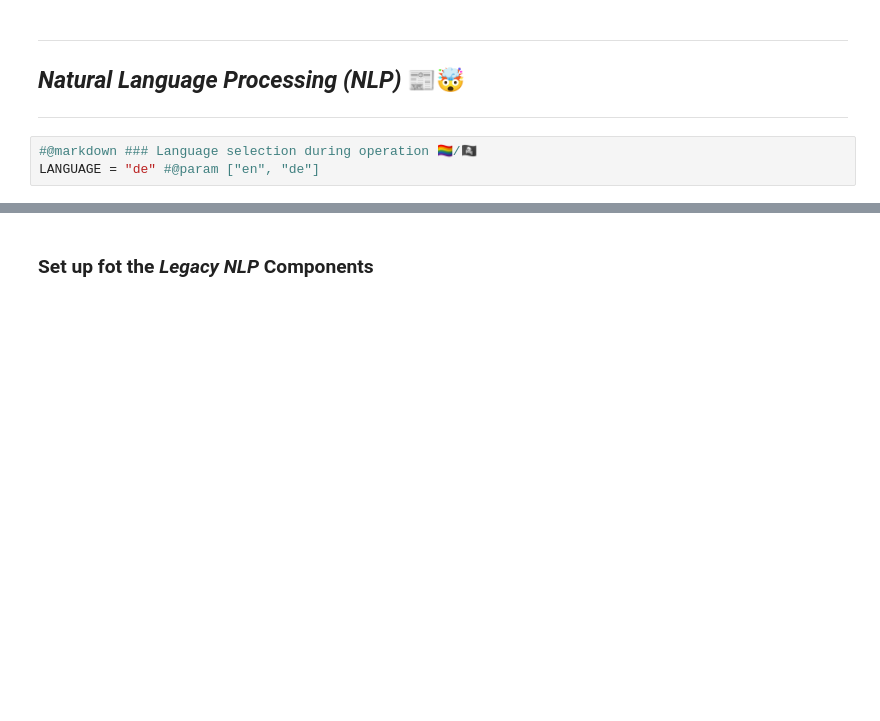
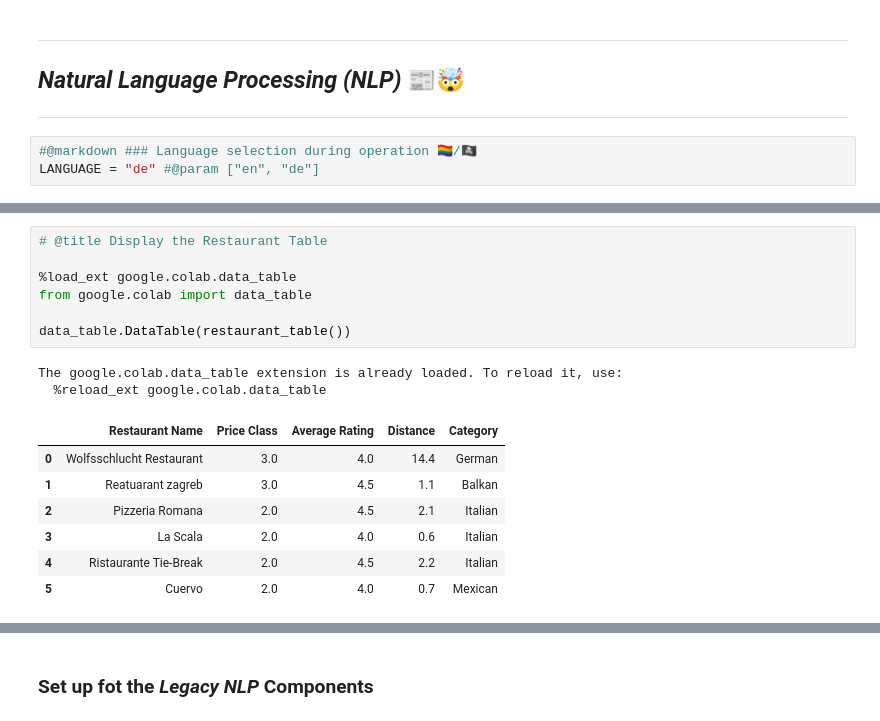
Before and after one commit to 1ucky40nc3/TREX, a Jupyter notebook: TREX.ipynb, the cells around one changed output, grey strips where cells are left out. Drawn from its saved outputs; the diff is of its cells as text; blank space fills up the shorter version.

```diff
--- a/TREX.ipynb
+++ b/TREX.ipynb
@@ -50,0 +233,17 @@ LANGUAGE = "de" #@param ["en", "de"]
+# %%
+# @title Display the Restaurant Table
+
+%load_ext google.colab.data_table
+from google.colab import data_table
+
+data_table.DataTable(restaurant_table())
+# %% [output]
+The google.colab.data_table extension is already loaded. To reload it, use:
+  %reload_ext google.colab.data_table
+|  | Restaurant Name | Price Class | Average Rating | Distance | Category |
+| 0 | Wolfsschlucht Restaurant | 3.0 | 4.0 | 14.4 | German |
+| 1 | Reatuarant zagreb | 3.0 | 4.5 | 1.1 | Balkan |
+| 2 | Pizzeria Romana | 2.0 | 4.5 | 2.1 | Italian |
+| 3 | La Scala | 2.0 | 4.0 | 0.6 | Italian |
+| 4 | Ristaurante Tie-Break | 2.0 | 4.5 | 2.2 | Italian |
+| 5 | Cuervo | 2.0 | 4.0 | 0.7 | Mexican |
```
Also changed, not shown: parts of 22 cells of this notebook.
